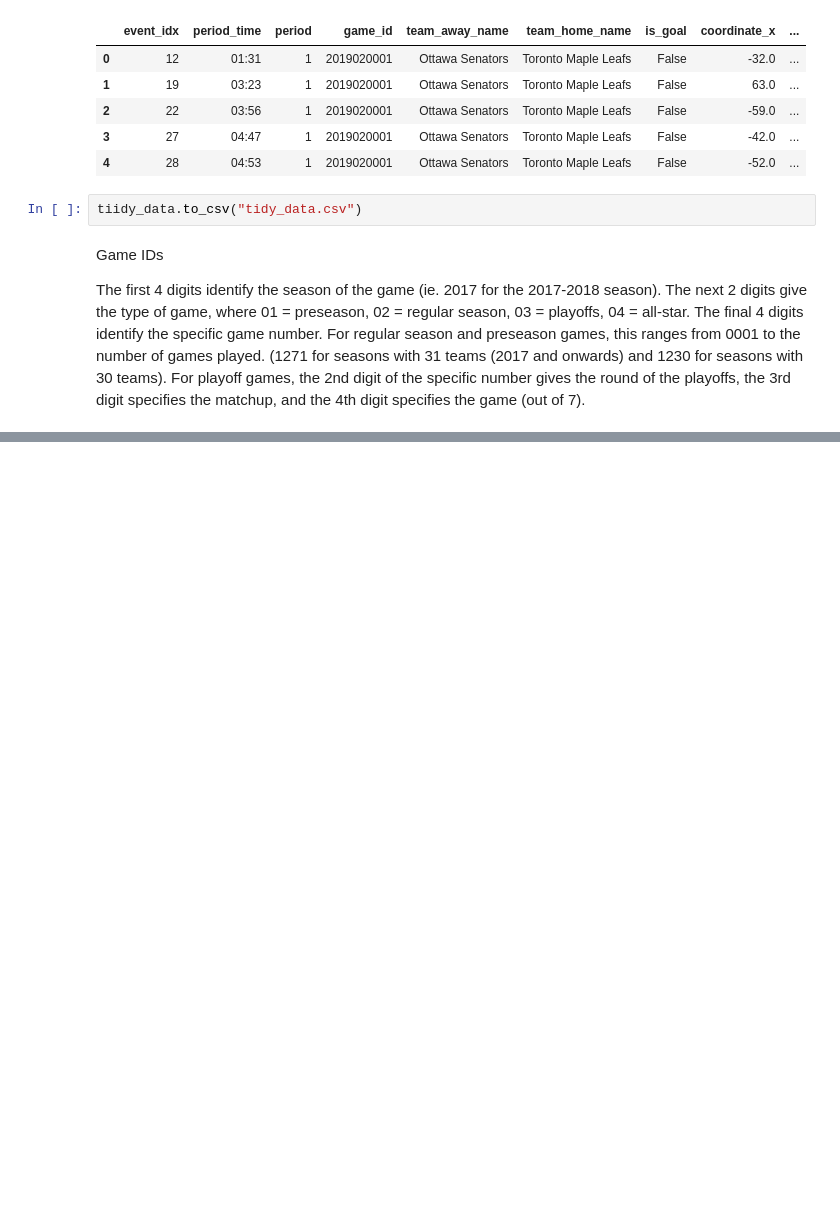
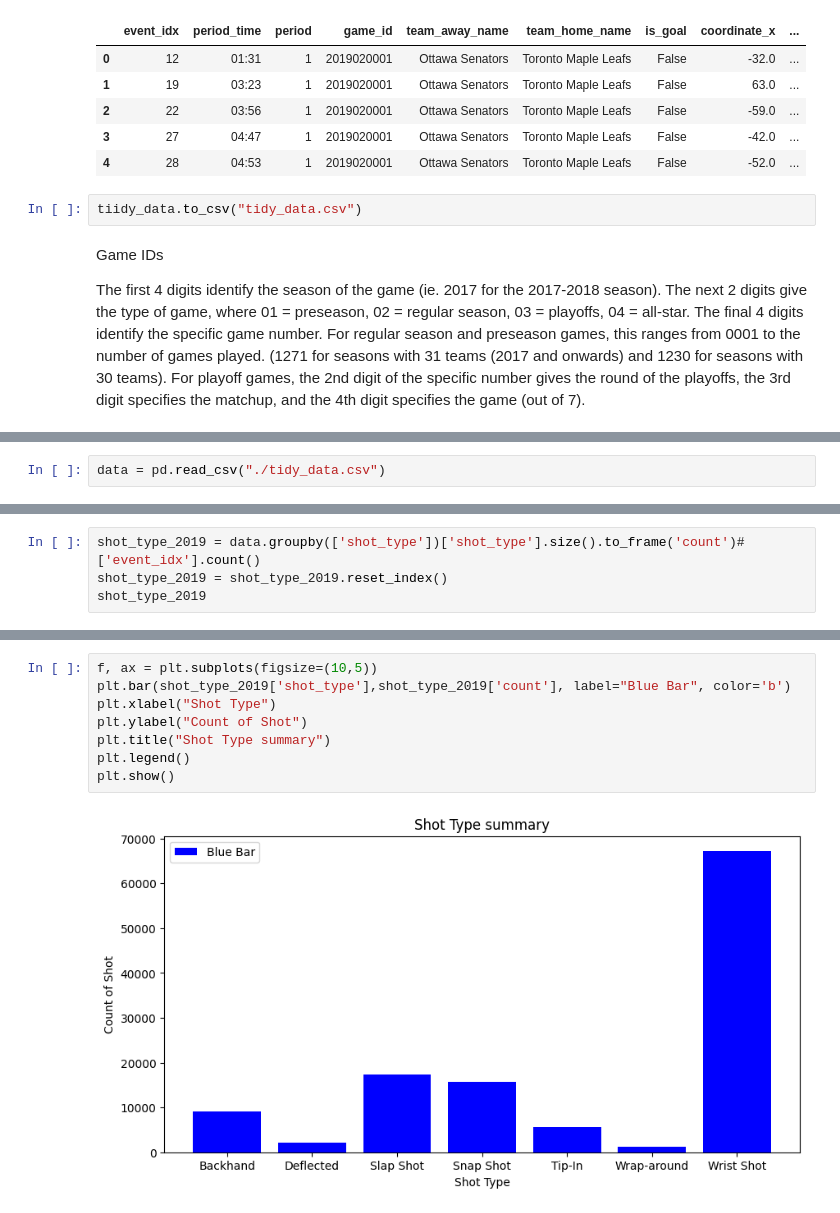
Before and after one commit to mina-parham/IFT6758-Project, a Jupyter notebook: notebooks/Question 1 sample.ipynb, the cells around one changed output, grey strips where cells are left out. Saved outputs shown, nothing was run; the diff lists cells and outputs as text; blank space fills up the shorter version.

```diff
--- a/notebooks/Question 1 sample.ipynb
+++ b/notebooks/Question 1 sample.ipynb
@@ -154,0 +113,2 @@ c = b[0]
+# %%
+data = pd.read_csv("./tidy_data.csv")
@@ -154,0 +137,4 @@ c = b[0]
+# %%
+shot_type_2019 = data.groupby(['shot_type'])['shot_type'].size().to_frame('count')#['event_idx'].count()
+shot_type_2019 = shot_type_2019.reset_index()
+shot_type_2019
@@ -154,0 +150,10 @@ c = b[0]
+# %%
+f, ax = plt.subplots(figsize=(10,5))
+plt.bar(shot_type_2019['shot_type'],shot_type_2019['count'], label="Blue Bar", color='b')
+plt.xlabel("Shot Type")
+plt.ylabel("Count of Shot")
+plt.title("Shot Type summary")
+plt.legend()
+plt.show()
+# %% [output]
+[figure, added]
```
Also changed, not shown: parts of 30 cells of this notebook.
